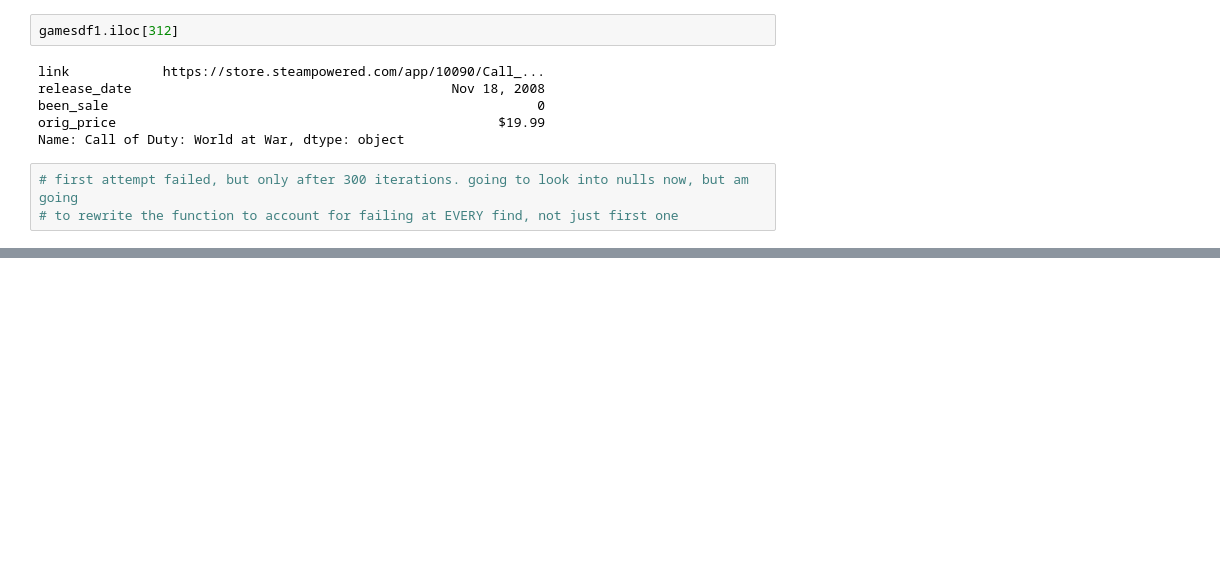
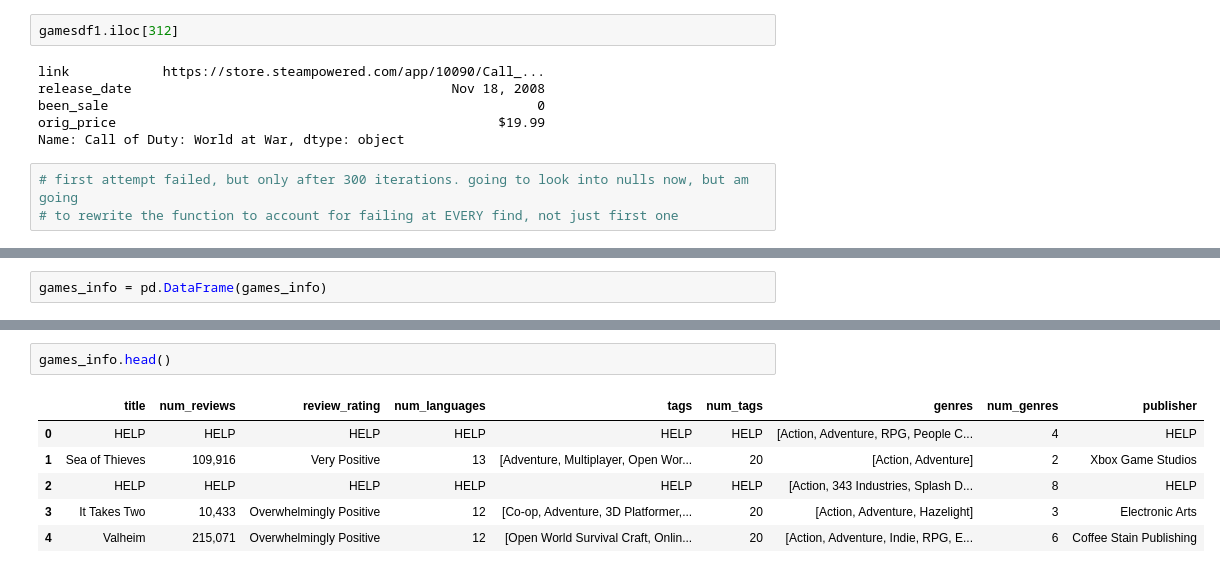
Before and after one commit to MichaelHarnett/Regression_Metis, a Jupyter notebook: selenium_scrap.ipynb, the cells around one changed output, grey strips where cells are left out. Cells and saved outputs as stored; diff of their text form; blank space fills up the shorter version.

```diff
--- a/selenium_scrap.ipynb
+++ b/selenium_scrap.ipynb
@@ -289,0 +409,2 @@ memory usage: 22.0+ KB
+# %%
+games_info = pd.DataFrame(games_info)
@@ -289,0 +434,9 @@ memory usage: 22.0+ KB
+# %%
+games_info.head()
+# %% [output]
+|  | title | num_reviews | review_rating | num_languages | tags | num_tags | genres | num_genres | publisher |
+| 0 | HELP | HELP | HELP | HELP | HELP | HELP | [Action, Adventure, RPG, People C... | 4 | HELP |
+| 1 | Sea of Thieves | 109,916 | Very Positive | 13 | [Adventure, Multiplayer, Open Wor... | 20 | [Action, Adventure] | 2 | Xbox Game Studios |
+| 2 | HELP | HELP | HELP | HELP | HELP | HELP | [Action, 343 Industries, Splash D... | 8 | HELP |
+| 3 | It Takes Two | 10,433 | Overwhelmingly Positive | 12 | [Co-op, Adventure, 3D Platformer,... | 20 | [Action, Adventure, Hazelight] | 3 | Electronic Arts |
+| 4 | Valheim | 215,071 | Overwhelmingly Positive | 12 | [Open World Survival Craft, Onlin... | 20 | [Action, Adventure, Indie, RPG, E... | 6 | Coffee Stain Publishing |
```
Also changed, not shown: parts of 17 cells of this notebook.
